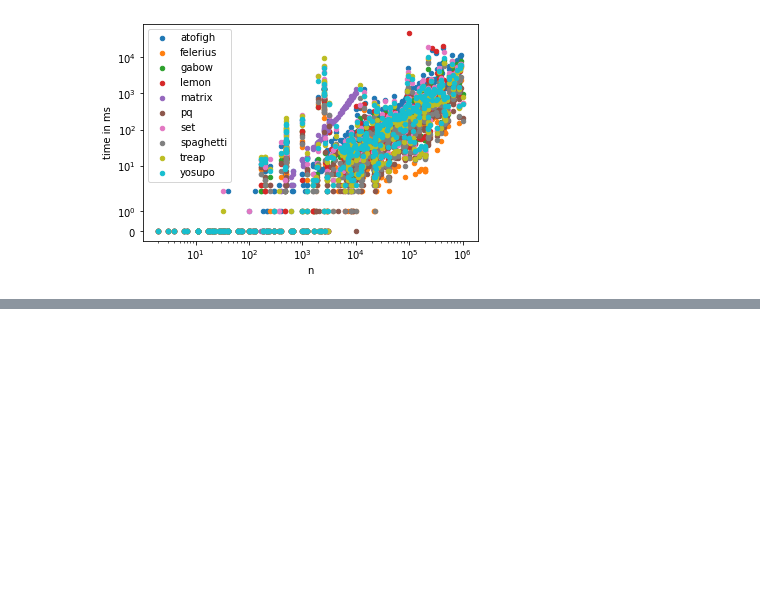
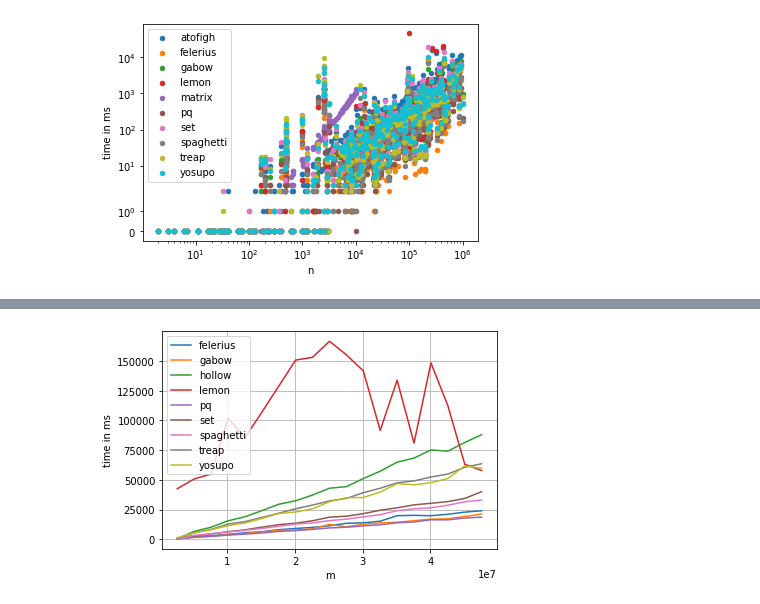
Before and after one commit to chistopher/arbok, a Jupyter notebook: data/plots.ipynb, the cells around one changed output, grey strips where cells are left out. Saved outputs shown, nothing was run; the diff lists cells and outputs as text; code cells hidden in the pictures; blank space fills up the shorter version.

```diff
--- a/data/plots.ipynb
+++ b/data/plots.ipynb
@@ -150,0 +154,10 @@ dtype: int64
+# %%
+for algo,grp in data[(data.n!=-1) & (data.source=='girgs')].groupby('algo'):
+    plt.plot(grp.m[:-1], grp.total[:-1], label=algo)
+plt.legend()
+plt.xlabel('m')
+plt.ylabel('time in ms')
+plt.grid()
+plt.savefig('temp_plots/time_density.pdf', bbox_inches='tight')
+# %% [output]
+[figure, added]
```
Also changed, not shown: parts of 2 cells of this notebook, 4 other files.
